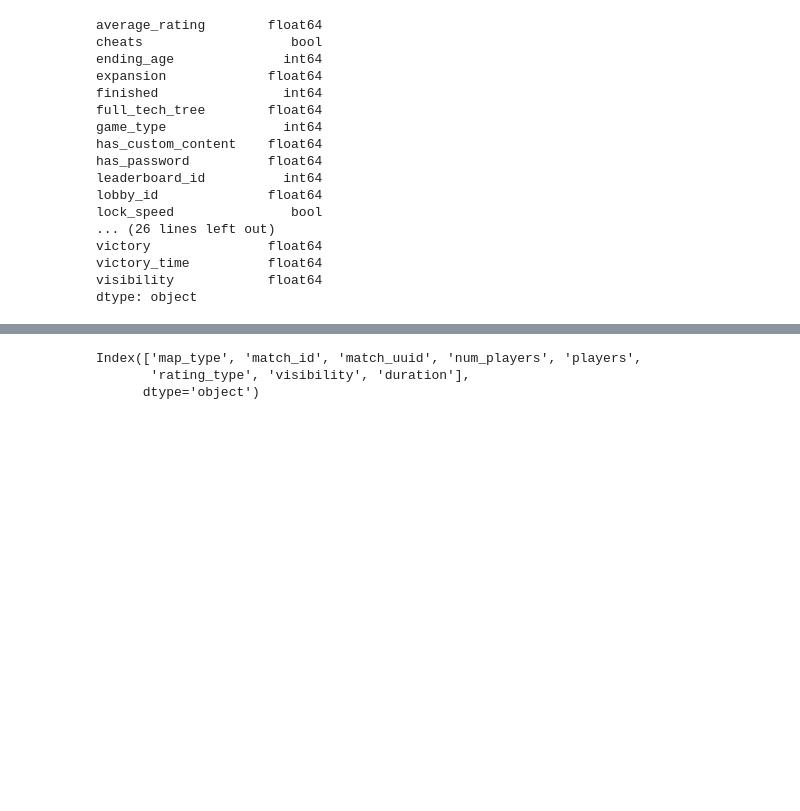
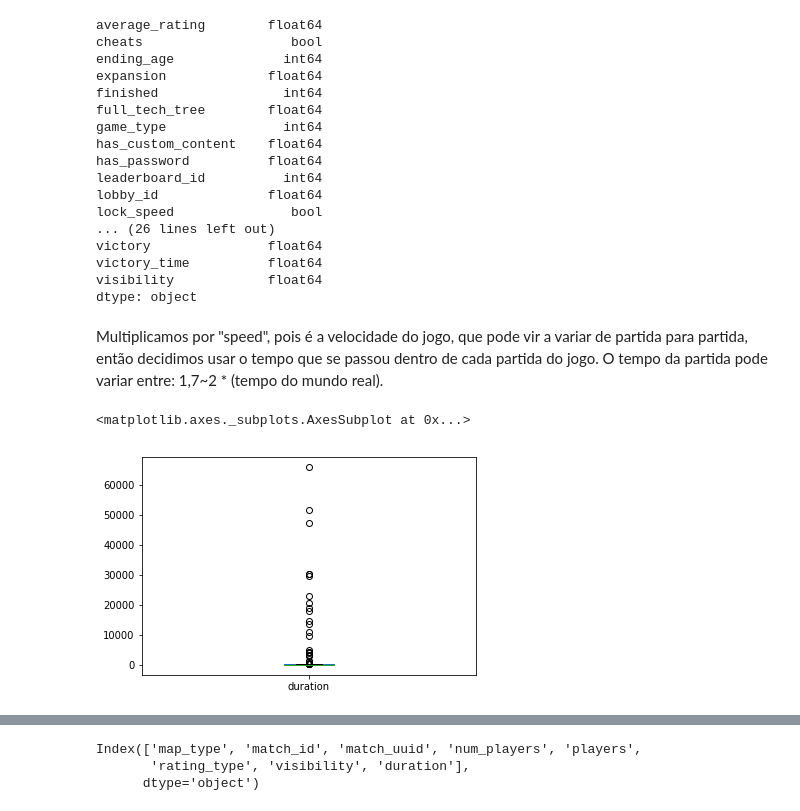
Before and after one commit to JosueFidelis/TA_GDI, a Jupyter notebook: data_source/matches_useful_data_filter.ipynb, the cells around one changed output, grey strips where cells are left out. Drawn from its saved outputs; the diff is of its cells as text; code cells hidden in the pictures; blank space fills up the shorter version.

```diff
--- a/data_source/matches_useful_data_filter.ipynb
+++ b/data_source/matches_useful_data_filter.ipynb
@@ -32,0 +45,2 @@ dtype: object
+# %% [markdown]
+Multiplicamos por "speed", pois é a velocidade do jogo, que pode vir a variar de partida para partida, então decidimos usar o tempo que se passou dentro de cada partida do jogo. O tempo da partida pode variar entre: 1,7~2 * (tempo do mundo real).
@@ -32,0 +49,5 @@ dtype: object
+# %%
+df_with_cheats['duration'].plot.box()
+# %% [output]
+<matplotlib.axes._subplots.AxesSubplot at 0x...>
+[figure, added]
```
Also changed, not shown: parts of 24 cells of this notebook, 7 other files.
